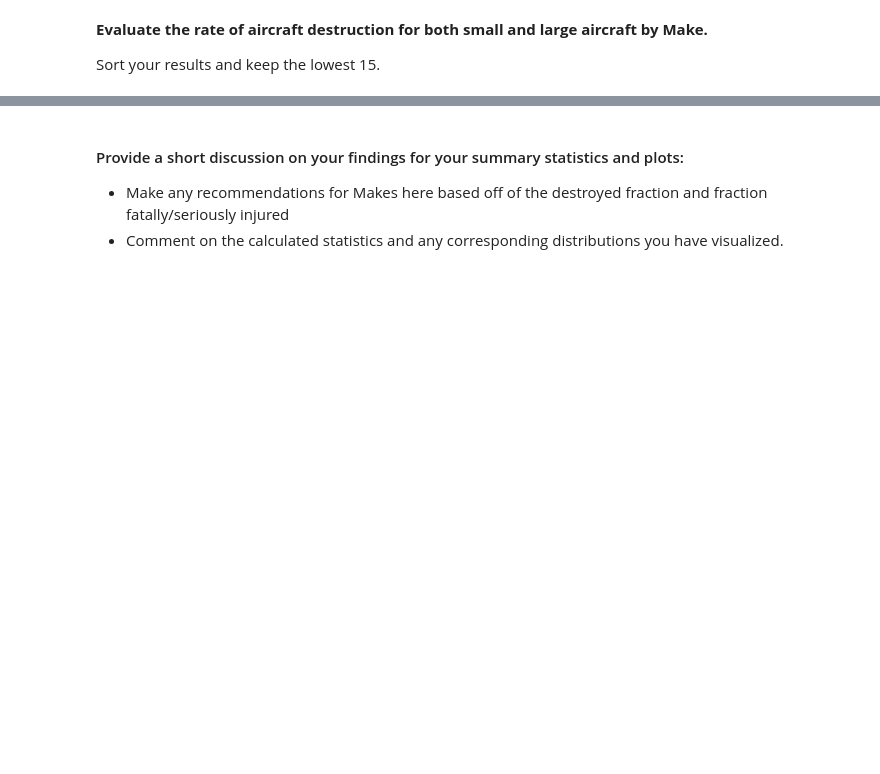
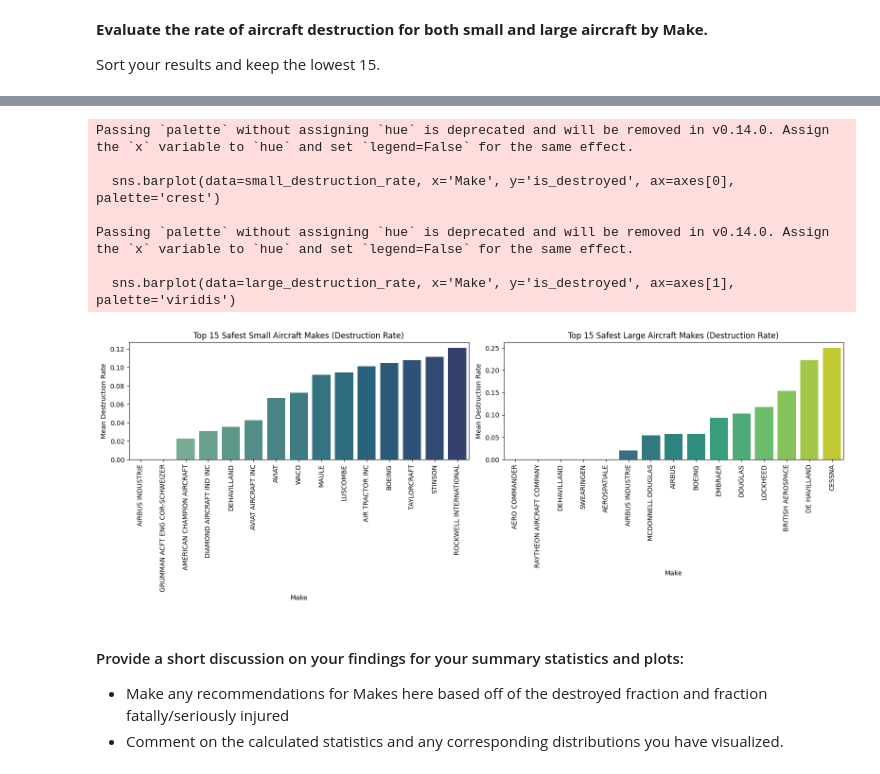
Before and after one commit to ylstha1234/dsc-course0-m8-lab, a Jupyter notebook: Aviation_Accidents_Data_Analysis.ipynb, the cells around one changed output, grey strips where cells are left out. Saved outputs shown, nothing was run; the diff lists cells and outputs as text; code cells hidden in the pictures; blank space fills up the shorter version.

```diff
--- a/Aviation_Accidents_Data_Analysis.ipynb
+++ b/Aviation_Accidents_Data_Analysis.ipynb
@@ -50,3 +273,33 @@ Sort your results and keep the lowest 15.
+# %%
+# Create side-by-side bar plots for destruction rate
+fig, axes = plt.subplots(1, 2, figsize=(16, 6))
+
+# Barplot for small aircraft
+sns.barplot(data=small_destruction_rate, x='Make', y='is_destroyed', ax=axes[0], palette='crest')
+axes[0].set_title('Top 15 Safest Small Aircraft Makes (Destruction Rate)')
+axes[0].set_xlabel('Make')
+axes[0].set_ylabel('Mean Destruction Rate')
+axes[0].tick_params(axis='x', rotation=90)
+
+# Barplot for large aircraft
+sns.barplot(data=large_destruction_rate, x='Make', y='is_destroyed', ax=axes[1], palette='viridis')
+axes[1].set_title('Top 15 Safest Large Aircraft Makes (Destruction Rate)')
+axes[1].set_xlabel('Make')
+axes[1].set_ylabel('Mean Destruction Rate')
+axes[1].tick_params(axis='x', rotation=90)
+
+# Adjust layout
+plt.tight_layout()
+plt.show()
+# %% [output]
+Passing `palette` without assigning `hue` is deprecated and will be removed in v0.14.0. Assign the `x` variable to `hue` and set `legend=False` for the same effect.
+
+  sns.barplot(data=small_destruction_rate, x='Make', y='is_destroyed', ax=axes[0], palette='crest')
+
+Passing `palette` without assigning `hue` is deprecated and will be removed in v0.14.0. Assign the `x` variable to `hue` and set `legend=False` for the same effect.
+
+  sns.barplot(data=large_destruction_rate, x='Make', y='is_destroyed', ax=axes[1], palette='viridis')
+[figure, added]
 # %% [markdown]
 #### Provide a short discussion on your findings for your summary statistics and plots:
 - Make any recommendations for Makes here based off of the destroyed fraction and fraction fatally/seriously injured
```
Also changed, not shown: parts of 20 cells of this notebook.
